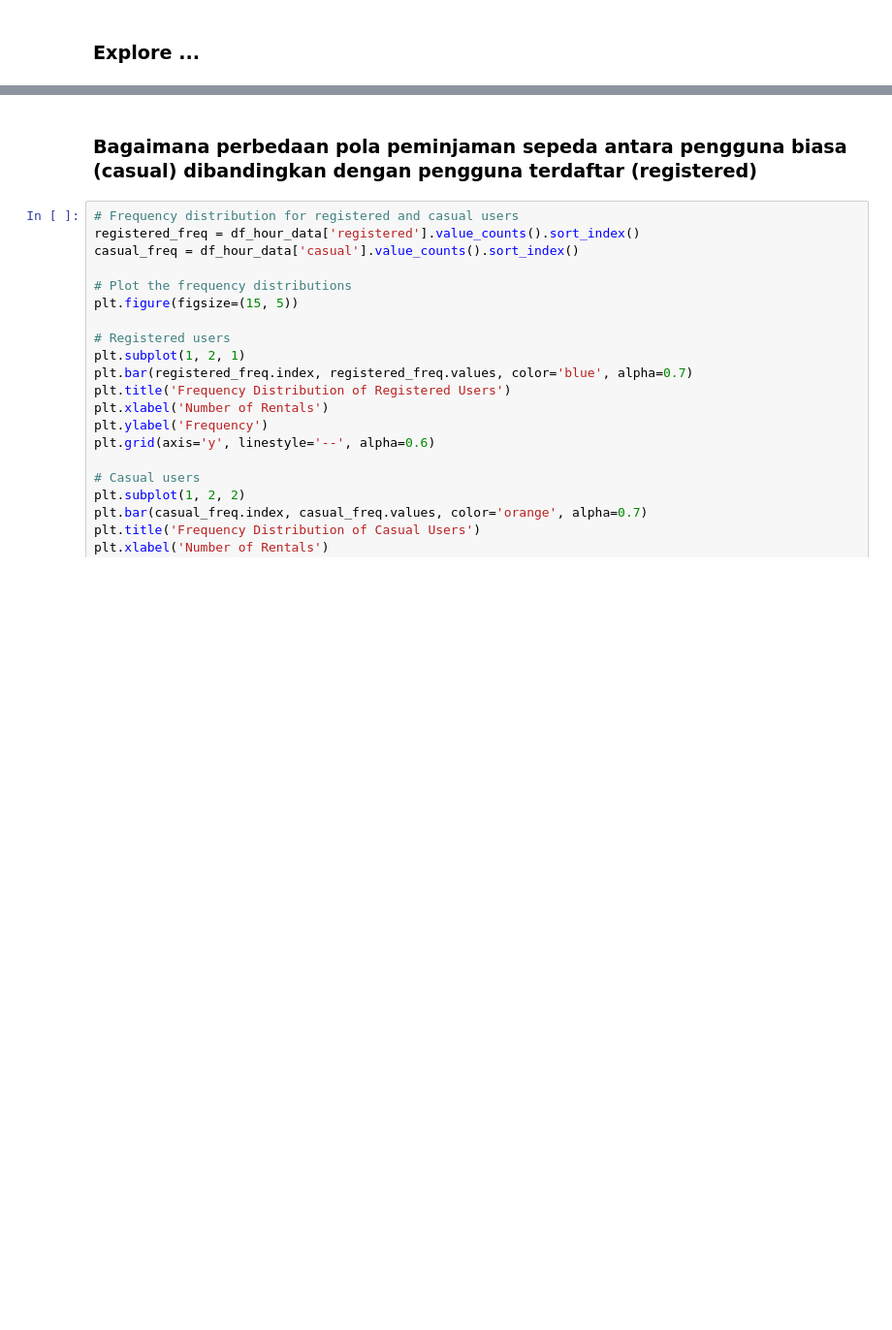
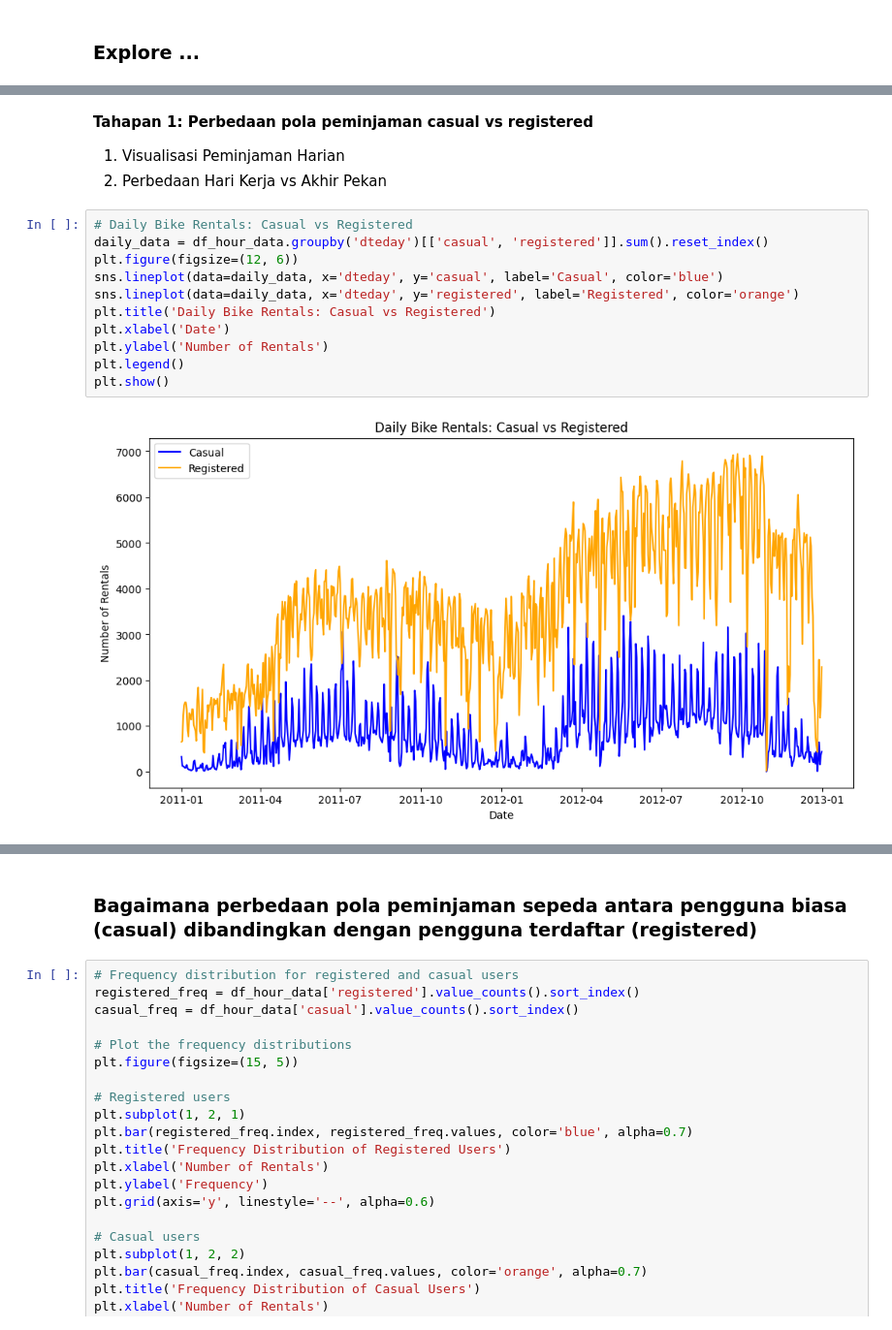
Before and after one commit to esnanta/data-analysis, a Jupyter notebook: Bike_Sharing_Data_Analysis.ipynb, the cells around one changed output, grey strips where cells are left out. Shown: that part at 97% size. Drawn from its saved outputs; the diff is of its cells as text; blank space fills up the shorter version.

```diff
--- a/Bike_Sharing_Data_Analysis.ipynb
+++ b/Bike_Sharing_Data_Analysis.ipynb
@@ -455,0 +462,18 @@ Applying log transformation to cnt...
+# %% [markdown]
+**Tahapan 1: Perbedaan pola peminjaman casual vs registered**
+
+1. Visualisasi Peminjaman Harian
+2. Perbedaan Hari Kerja vs Akhir Pekan
+# %%
+# Daily Bike Rentals: Casual vs Registered
+daily_data = df_hour_data.groupby('dteday')[['casual', 'registered']].sum().reset_index()
+plt.figure(figsize=(12, 6))
+sns.lineplot(data=daily_data, x='dteday', y='casual', label='Casual', color='blue')
+sns.lineplot(data=daily_data, x='dteday', y='registered', label='Registered', color='orange')
+plt.title('Daily Bike Rentals: Casual vs Registered')
+plt.xlabel('Date')
+plt.ylabel('Number of Rentals')
+plt.legend()
+plt.show()
+# %% [output]
+[figure, added]
```
Also changed, not shown: parts of 39 cells of this notebook.
